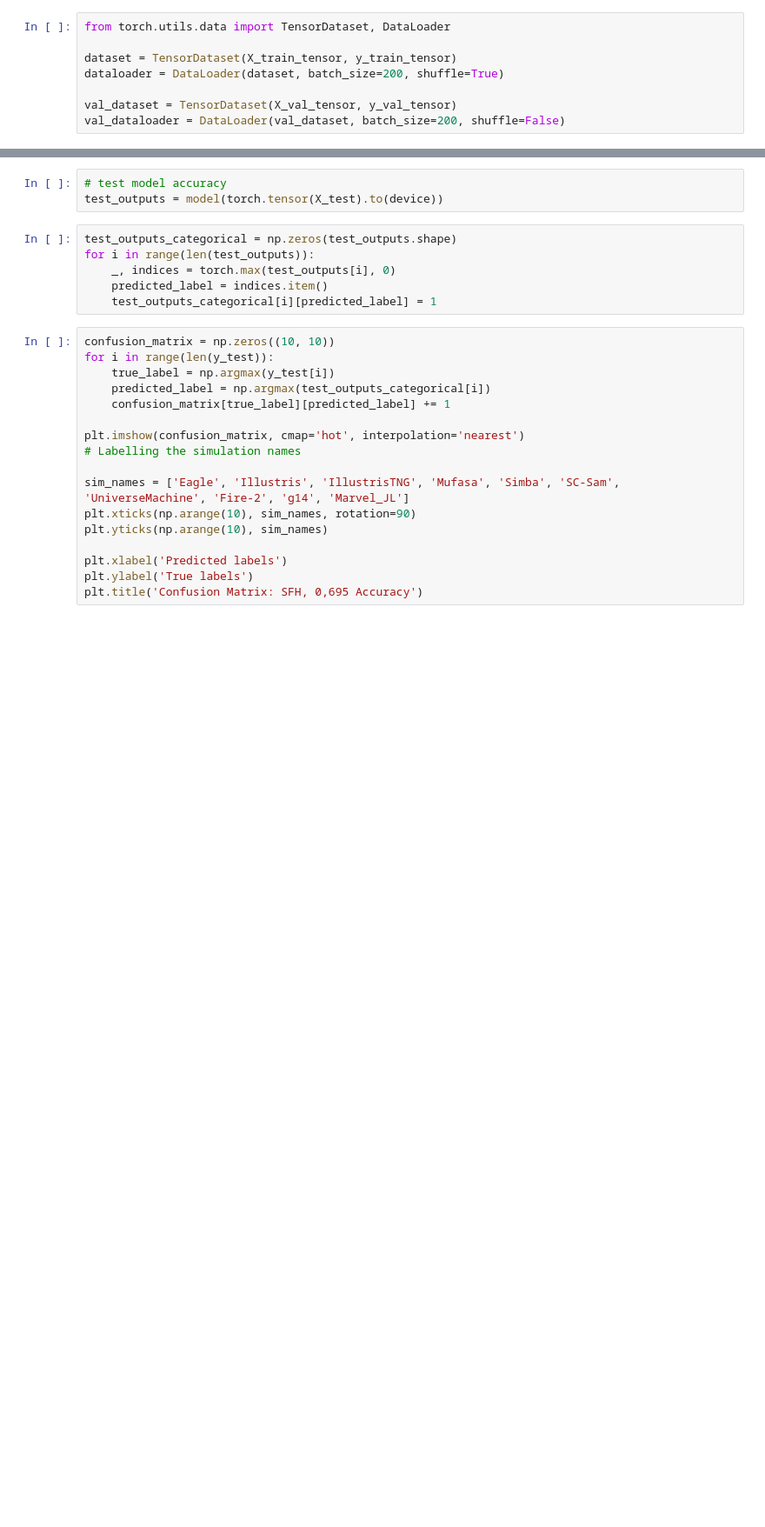
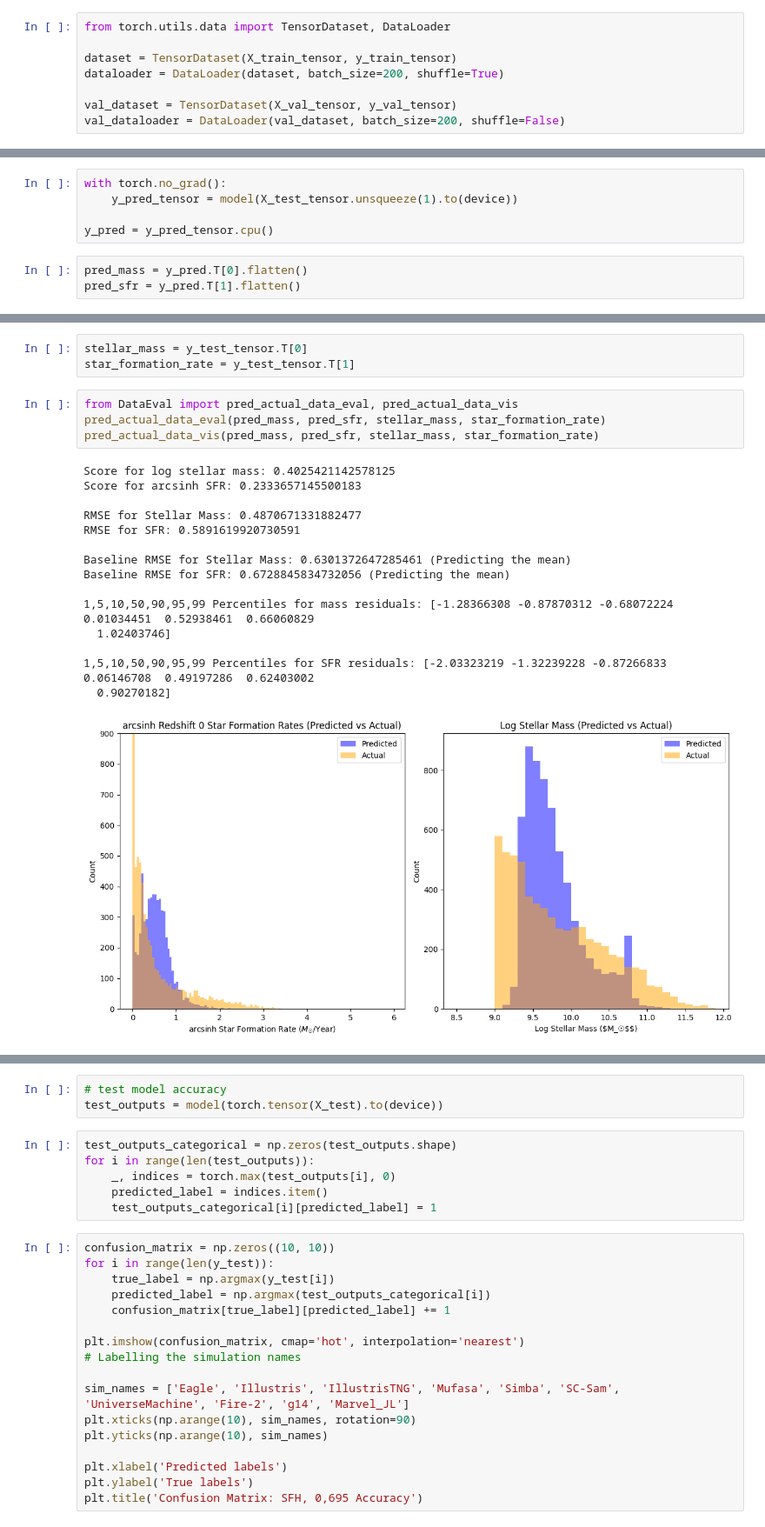
Before and after one commit to harrypenguin/Astrostatistics-Models, a Jupyter notebook: SimIdentifierSFH.ipynb, the cells around one changed output, grey strips where cells are left out. Shown: that part at 87% size. Cells and saved outputs as stored; diff of their text form; blank space fills up the shorter version.

```diff
--- a/SimIdentifierSFH.ipynb
+++ b/SimIdentifierSFH.ipynb
@@ -105,0 +125,8 @@ plt.ylim(0, 1)
+# %%
+with torch.no_grad():
+    y_pred_tensor = model(X_test_tensor.unsqueeze(1).to(device))
+
+y_pred = y_pred_tensor.cpu()
+# %%
+pred_mass = y_pred.T[0].flatten()
+pred_sfr = y_pred.T[1].flatten()
@@ -105,0 +137,23 @@ plt.ylim(0, 1)
+# %%
+stellar_mass = y_test_tensor.T[0]
+star_formation_rate = y_test_tensor.T[1]
+# %%
+from DataEval import pred_actual_data_eval, pred_actual_data_vis
+pred_actual_data_eval(pred_mass, pred_sfr, stellar_mass, star_formation_rate)
+pred_actual_data_vis(pred_mass, pred_sfr, stellar_mass, star_formation_rate)
+# %% [output]
+Score for log stellar mass: 0.4025421142578125
+Score for arcsinh SFR: 0.2333657145500183
+
+RMSE for Stellar Mass: 0.4870671331882477
+RMSE for SFR: 0.5891619920730591
+
+Baseline RMSE for Stellar Mass: 0.6301372647285461 (Predicting the mean)
+Baseline RMSE for SFR: 0.6728845834732056 (Predicting the mean)
+
+1,5,10,50,90,95,99 Percentiles for mass residuals: [-1.28366308 -0.87870312 -0.68072224  0.01034451  0.52938461  0.66060829
+  1.02403746]
+
+1,5,10,50,90,95,99 Percentiles for SFR residuals: [-2.03323219 -1.32239228 -0.87266833  0.06146708  0.49197286  0.62403002
+  0.90270182]
+[figure, added]
```
Also changed, not shown: parts of 8 cells of this notebook, 2 other files.
